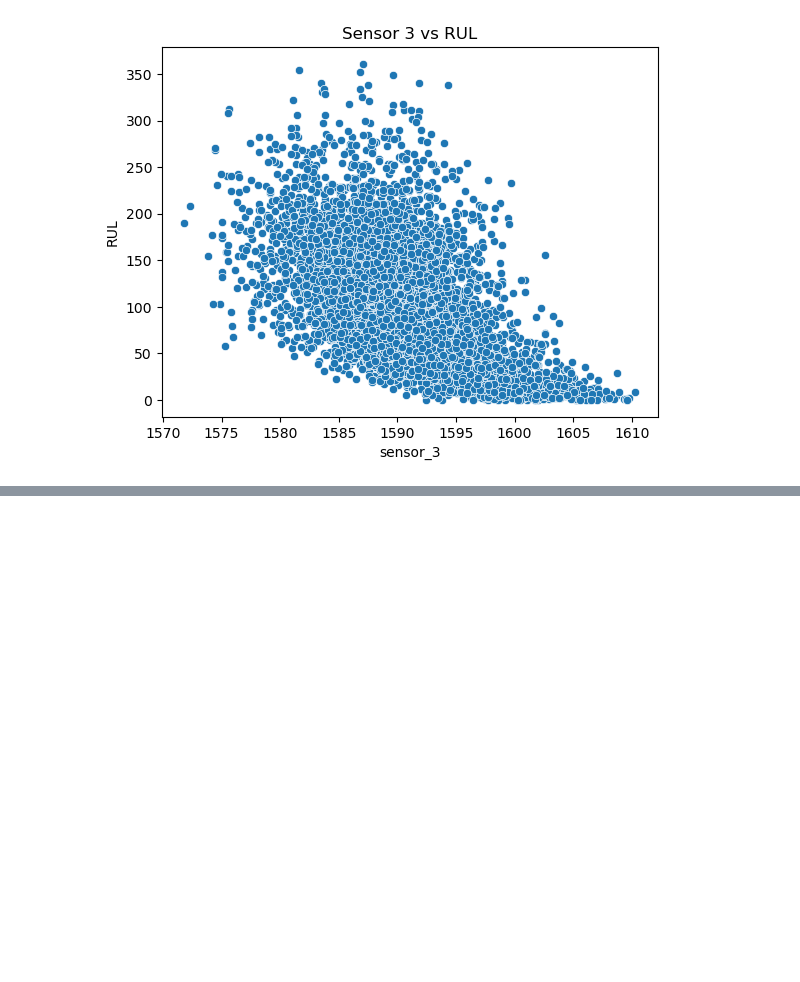
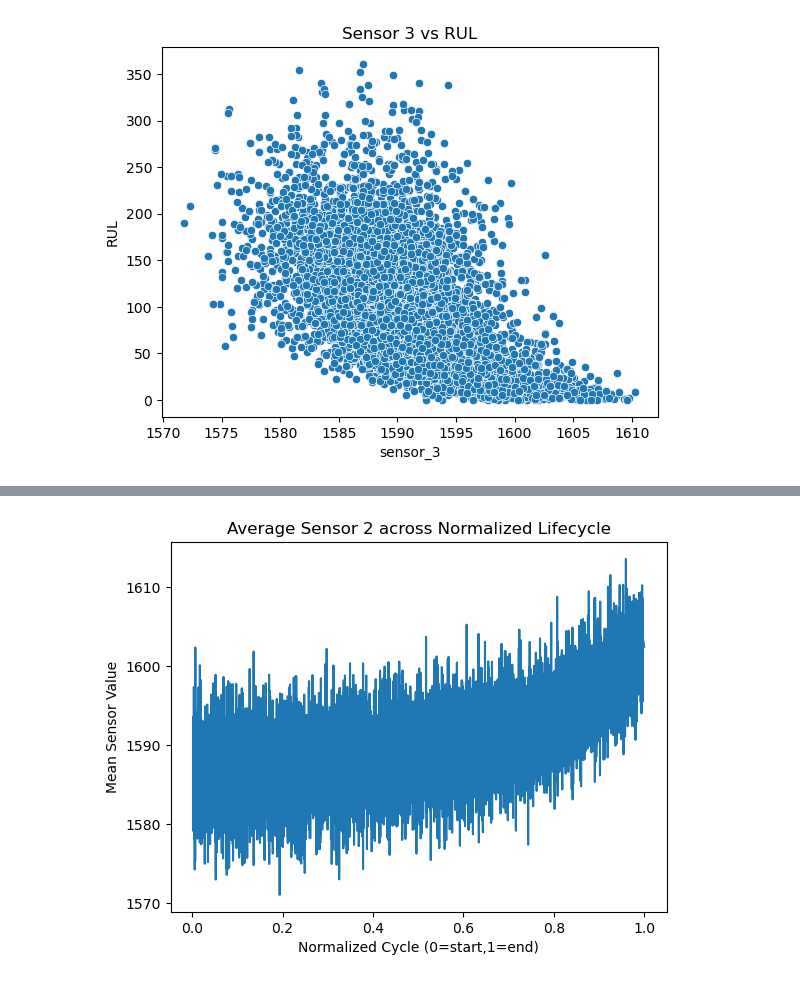
Before and after one commit to Wellbek/NASA-Turbofan-Twin, a Jupyter notebook: notebooks/01_eda_cmapss.ipynb, the cells around one changed output, grey strips where cells are left out. Saved outputs shown, nothing was run; the diff lists cells and outputs as text; code cells hidden in the pictures; blank space fills up the shorter version.

Commit message:
Normalized Lifecyle Plots

```diff
--- a/notebooks/01_eda_cmapss.ipynb
+++ b/notebooks/01_eda_cmapss.ipynb
@@ -130,0 +145,15 @@ plt.show()
+# %%
+normed = df.copy()
+normed['cycle_norm'] = normed.groupby('engine_id')['time_cycles'].transform(
+    lambda x: x / x.max()
+)
+
+avg_trend = normed.groupby('cycle_norm')['sensor_3'].mean()
+
+plt.plot(avg_trend.index, avg_trend.values)
+plt.title("Average Sensor 2 across Normalized Lifecycle")
+plt.xlabel("Normalized Cycle (0=start,1=end)")
+plt.ylabel("Mean Sensor Value")
+plt.show()
+# %% [output]
+[figure, added]
```
Also changed, not shown: parts of 1 cell of this notebook.
